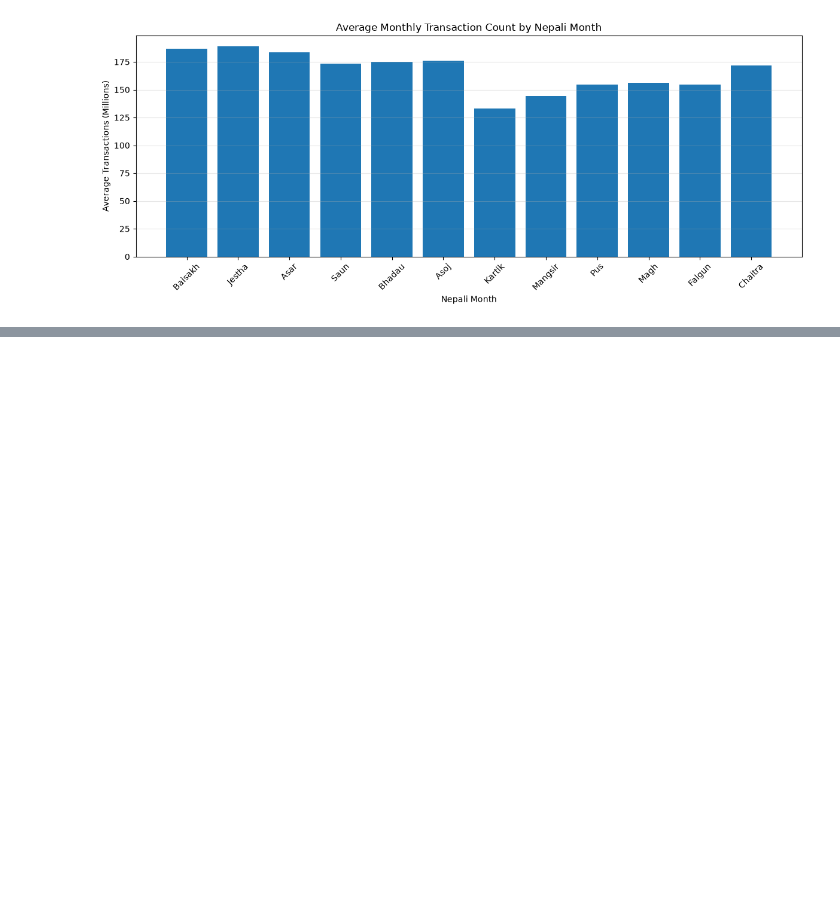
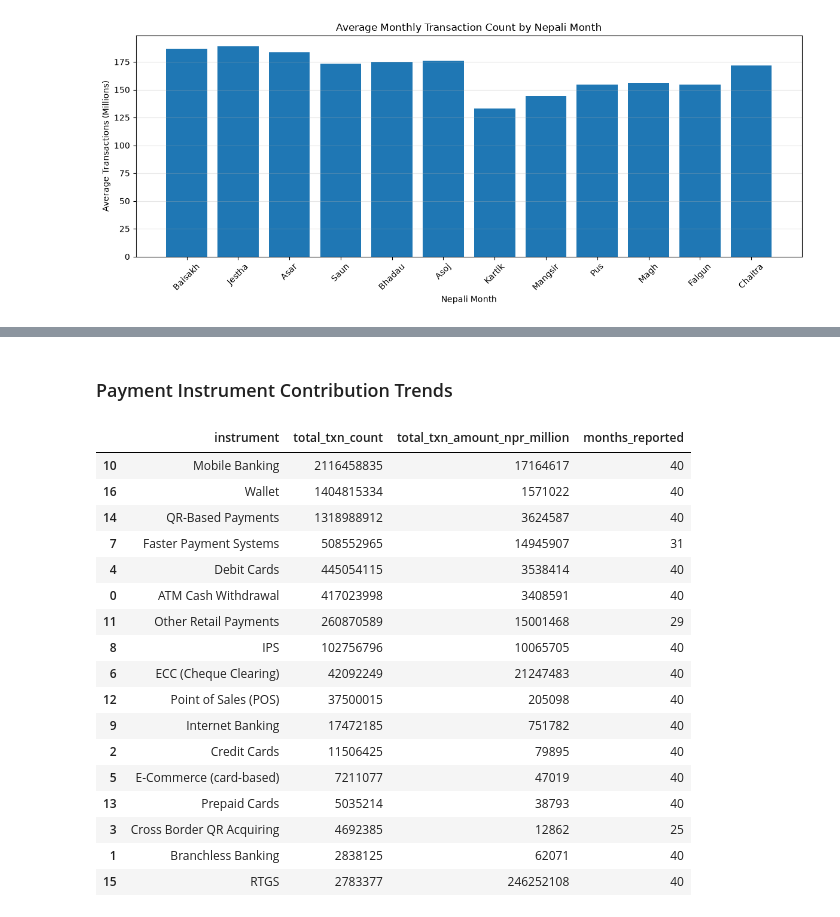
Before and after one commit to Srijan0113/Nepal_Online_Payment_System, a Jupyter notebook: Python/02_transaction_trend_analysis.ipynb, the cells around one changed output, grey strips where cells are left out. Drawn from its saved outputs; the diff is of its cells as text; code cells hidden in the pictures; blank space fills up the shorter version.

```diff
--- a/Python/02_transaction_trend_analysis.ipynb
+++ b/Python/02_transaction_trend_analysis.ipynb
@@ -641,0 +663,34 @@ plt.show()
+# %% [markdown]
+### Payment Instrument Contribution Trends
+# %%
+instrument_trends = (
+    df.groupby("instrument")
+    .agg(
+        total_txn_count=("txn_count", "sum"),
+        total_txn_amount_npr_million=("txn_amount_npr_million", "sum"),
+        months_reported=("period_end", "nunique")
+    )
+    .reset_index()
+    .sort_values("total_txn_count", ascending=False)
+)
+
+instrument_trends
+# %% [output]
+|  | instrument | total_txn_count | total_txn_amount_npr_million | months_reported |
+| 10 | Mobile Banking | 2116458835 | 17164617 | 40 |
+| 16 | Wallet | 1404815334 | 1571022 | 40 |
+| 14 | QR-Based Payments | 1318988912 | 3624587 | 40 |
+| 7 | Faster Payment Systems | 508552965 | 14945907 | 31 |
+| 4 | Debit Cards | 445054115 | 3538414 | 40 |
+| 0 | ATM Cash Withdrawal | 417023998 | 3408591 | 40 |
+| 11 | Other Retail Payments | 260870589 | 15001468 | 29 |
+| 8 | IPS | 102756796 | 10065705 | 40 |
+| 6 | ECC (Cheque Clearing) | 42092249 | 21247483 | 40 |
+| 12 | Point of Sales (POS) | 37500015 | 205098 | 40 |
+| 9 | Internet Banking | 17472185 | 751782 | 40 |
+| 2 | Credit Cards | 11506425 | 79895 | 40 |
+| 5 | E-Commerce (card-based) | 7211077 | 47019 | 40 |
+| 13 | Prepaid Cards | 5035214 | 38793 | 40 |
+| 3 | Cross Border QR Acquiring | 4692385 | 12862 | 25 |
+| 1 | Branchless Banking | 2838125 | 62071 | 40 |
+| 15 | RTGS | 2783377 | 246252108 | 40 |
```
Also changed, not shown: parts of 19 cells of this notebook.
